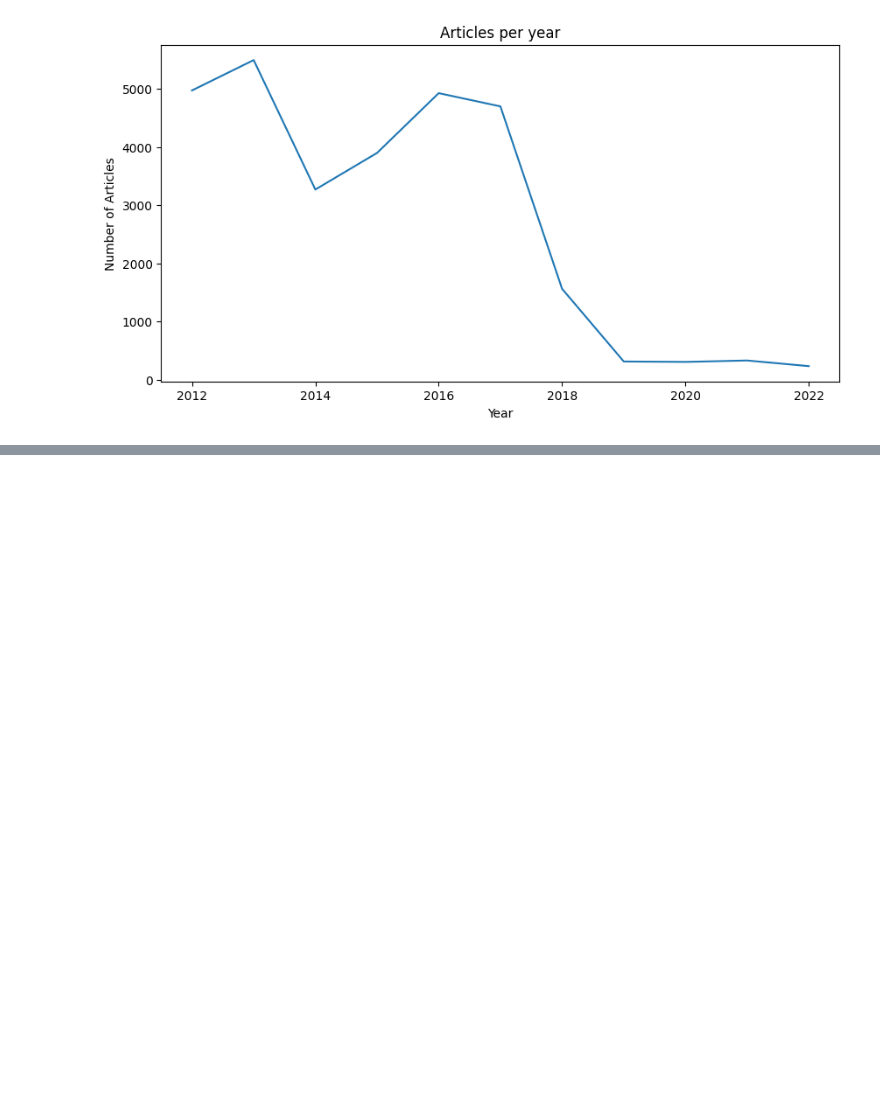
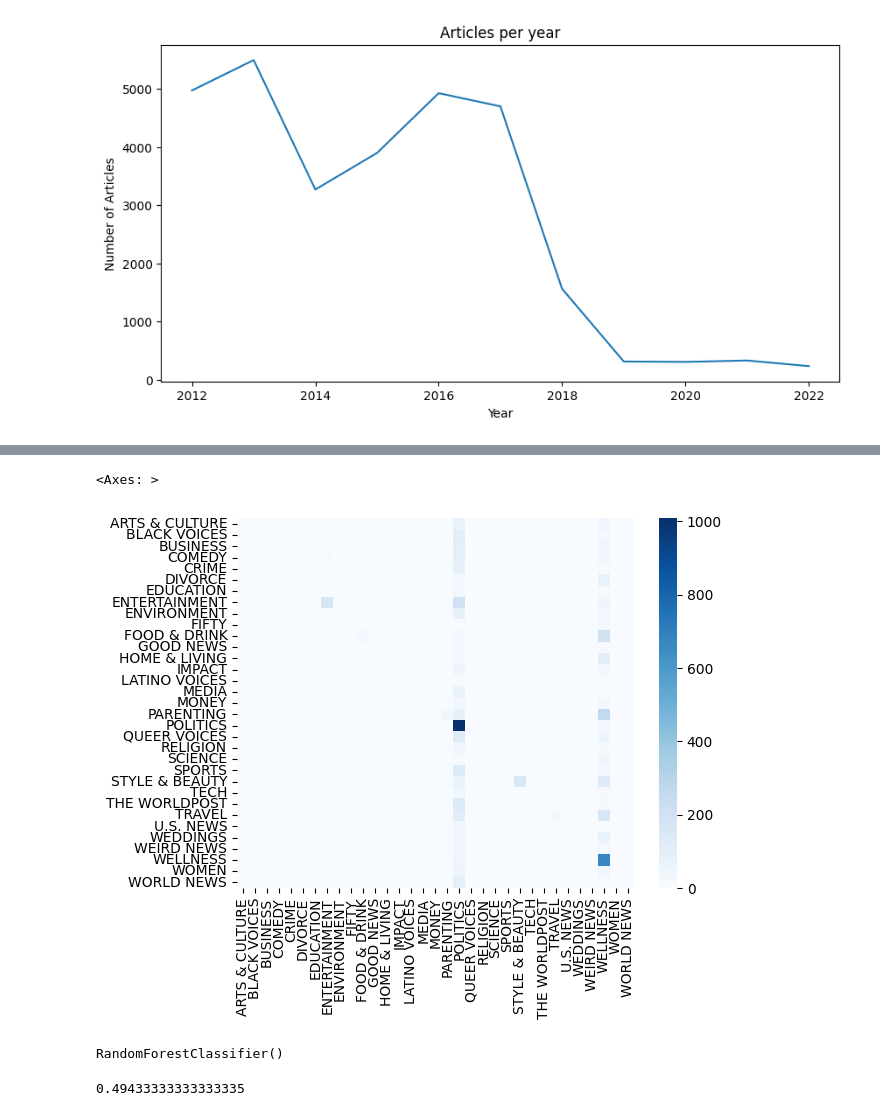
Before and after one commit to suruthi-ks/thiranex-internship, a Jupyter notebook: ThiranexDataScience.ipynb, the cells around one changed output, grey strips where cells are left out. Cells and saved outputs as stored; diff of their text form; code cells hidden in the pictures; blank space fills up the shorter version.

```diff
--- a/ThiranexDataScience.ipynb
+++ b/ThiranexDataScience.ipynb
@@ -252,0 +306,17 @@ df_sample.to_csv("news_cleaned.csv", index=False)
+# %%
+cm_nb = confusion_matrix(y_test, y_pred_nb)
+sns.heatmap(cm_nb, xticklabels = NBModel.classes_, yticklabels = NBModel.classes_, annot = False, cmap = "Blues" )
+# %% [output]
+<Axes: >
+[figure, added]
+# %%
+from sklearn.ensemble import RandomForestClassifier
+RFModel = RandomForestClassifier()
+RFModel.fit(X_train_vectors, y_train)
+# %% [output]
+RandomForestClassifier()
+# %%
+y_pred_rf = RFModel.predict(X_test_vectors)
+accuracy_score(y_test, y_pred_rf)
+# %% [output]
+0.49433333333333335
```
Also changed, not shown: parts of 14 cells of this notebook.
